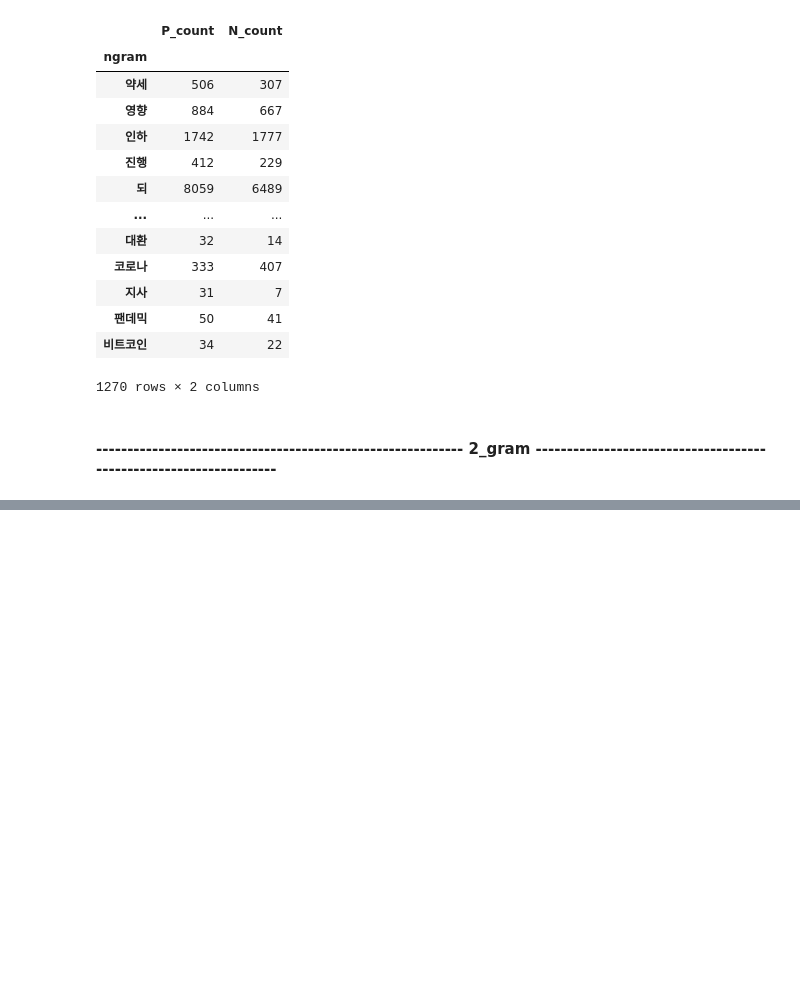
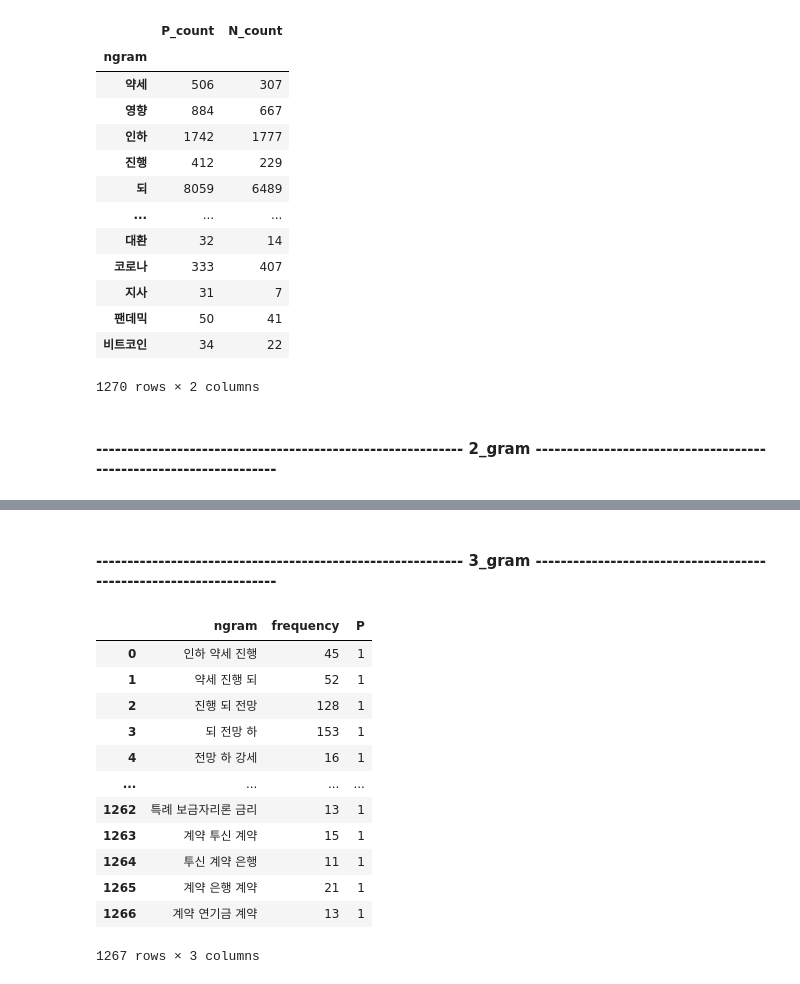
Before and after one commit to jmp-fullstack/BOK_project_TEAM3, a Jupyter notebook: modeling/Y_NBC/labeling_1.ipynb, the cells around one changed output, grey strips where cells are left out. Drawn from its saved outputs; the diff is of its cells as text; code cells hidden in the pictures; blank space fills up the shorter version.

```diff
--- a/modeling/Y_NBC/labeling_1.ipynb
+++ b/modeling/Y_NBC/labeling_1.ipynb
@@ -562,0 +673,45 @@ selected_ngrams_df
+# %% [markdown]
+#### ----------------------------------------------------------- 3_gram ------------------------------------------------------------------
+# %%
+# P 3-gram
+from collections import defaultdict
+import pandas as pd
+
+def generate_ngrams(text, n):
+    ngrams = []
+    for row in text:
+        words = row.split()
+        ngrams.extend([' '.join(words[i:i+n]) for i in range(len(words)-n+1)])
+    return ngrams
+
+def count_ngrams(ngrams):
+    ngram_counts = defaultdict(int)
+    for ngram in ngrams:
+        ngram_counts[ngram] += 1
+    return ngram_counts
+
+n = 3
+ngrams = generate_ngrams(df_P['words'], n)
+ngram_counts = count_ngrams(ngrams)
+
+# 빈도수가 15 이상인 n-gram만 선택
+selected_ngrams = {ngram: count for ngram, count in ngram_counts.items() if count >= 10}
+
+# 데이터프레임으로 변환
+P_3gram_df = pd.DataFrame(list(selected_ngrams.items()), columns=['ngram', 'frequency'])
+P_3gram_df['P'] = 1
+P_3gram_df
+# %% [output]
+|  | ngram | frequency | P |
+| 0 | 인하 약세 진행 | 45 | 1 |
+| 1 | 약세 진행 되 | 52 | 1 |
+| 2 | 진행 되 전망 | 128 | 1 |
+| 3 | 되 전망 하 | 153 | 1 |
+| 4 | 전망 하 강세 | 16 | 1 |
+| ... | ... | ... | ... |
+| 1262 | 특례 보금자리론 금리 | 13 | 1 |
+| 1263 | 계약 투신 계약 | 15 | 1 |
+| 1264 | 투신 계약 은행 | 11 | 1 |
+| 1265 | 계약 은행 계약 | 21 | 1 |
+| 1266 | 계약 연기금 계약 | 13 | 1 |
+1267 rows × 3 columns
```
Also changed, not shown: parts of 29 cells of this notebook, 10 other files.
